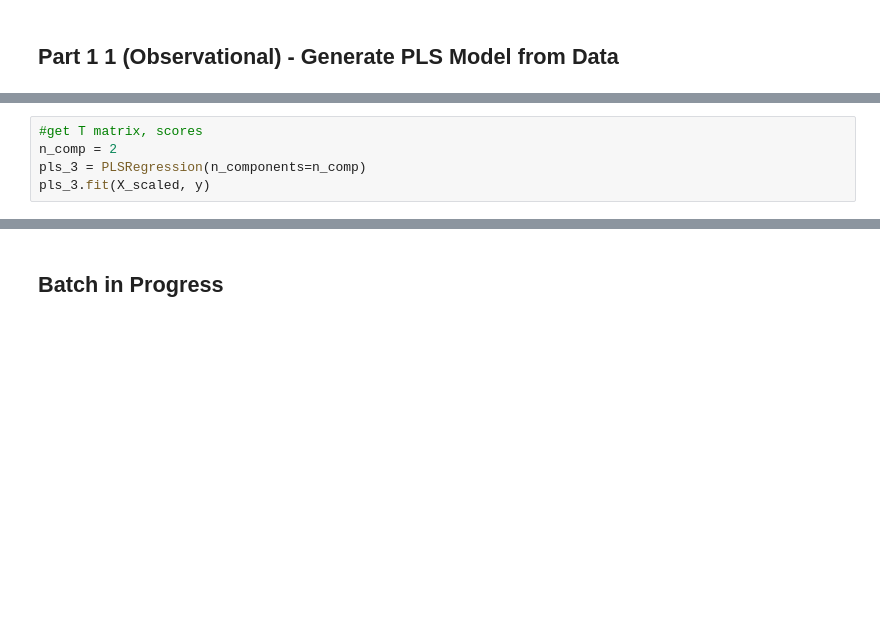
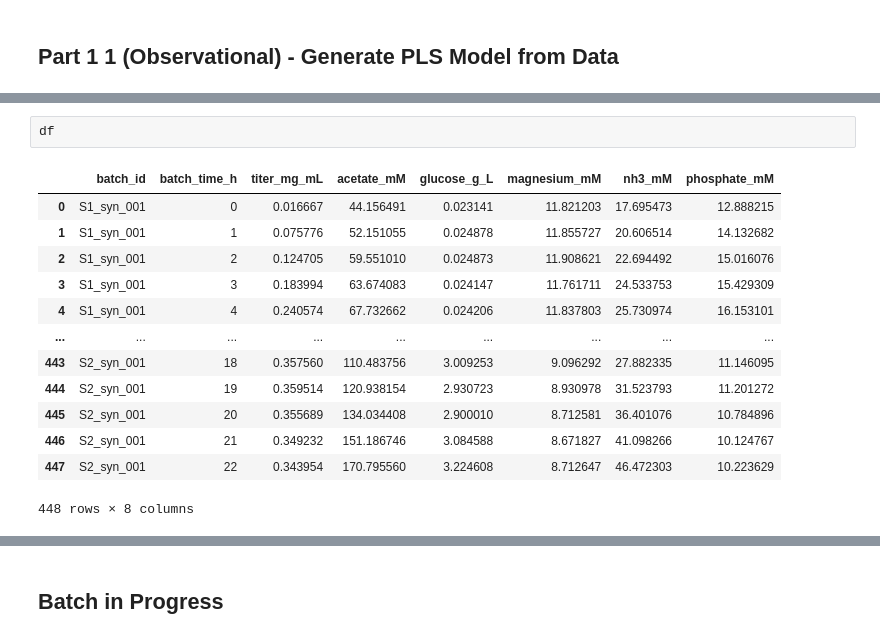
Before and after one commit to jhwaffles/batch_evolution_modeling, a Jupyter notebook: batch_evolution_modeling copy.ipynb, the cells around one changed output, grey strips where cells are left out. Cells and saved outputs as stored; diff of their text form; blank space fills up the shorter version.

```diff
--- a/batch_evolution_modeling copy.ipynb
+++ b/batch_evolution_modeling copy.ipynb
@@ -623,5 +985,16 @@ No artists with labels found to put in legend.  Note that artists whose label st
-# %%
-#get T matrix, scores
-n_comp = 2
-pls_3 = PLSRegression(n_components=n_comp)
-pls_3.fit(X_scaled, y)
+# %%
+df
+# %% [output]
+|  | batch_id | batch_time_h | titer_mg_mL | acetate_mM | glucose_g_L | magnesium_mM | nh3_mM | phosphate_mM |
+| 0 | S1_syn_001 | 0 | 0.016667 | 44.156491 | 0.023141 | 11.821203 | 17.695473 | 12.888215 |
+| 1 | S1_syn_001 | 1 | 0.075776 | 52.151055 | 0.024878 | 11.855727 | 20.606514 | 14.132682 |
+| 2 | S1_syn_001 | 2 | 0.124705 | 59.551010 | 0.024873 | 11.908621 | 22.694492 | 15.016076 |
+| 3 | S1_syn_001 | 3 | 0.183994 | 63.674083 | 0.024147 | 11.761711 | 24.533753 | 15.429309 |
+| 4 | S1_syn_001 | 4 | 0.240574 | 67.732662 | 0.024206 | 11.837803 | 25.730974 | 16.153101 |
+| ... | ... | ... | ... | ... | ... | ... | ... | ... |
+| 443 | S2_syn_001 | 18 | 0.357560 | 110.483756 | 3.009253 | 9.096292 | 27.882335 | 11.146095 |
+| 444 | S2_syn_001 | 19 | 0.359514 | 120.938154 | 2.930723 | 8.930978 | 31.523793 | 11.201272 |
+| 445 | S2_syn_001 | 20 | 0.355689 | 134.034408 | 2.900010 | 8.712581 | 36.401076 | 10.784896 |
+| 446 | S2_syn_001 | 21 | 0.349232 | 151.186746 | 3.084588 | 8.671827 | 41.098266 | 10.124767 |
+| 447 | S2_syn_001 | 22 | 0.343954 | 170.795560 | 3.224608 | 8.712647 | 46.472303 | 10.223629 |
+448 rows × 8 columns
```
Also changed, not shown: parts of 29 cells of this notebook, 25 other files.
